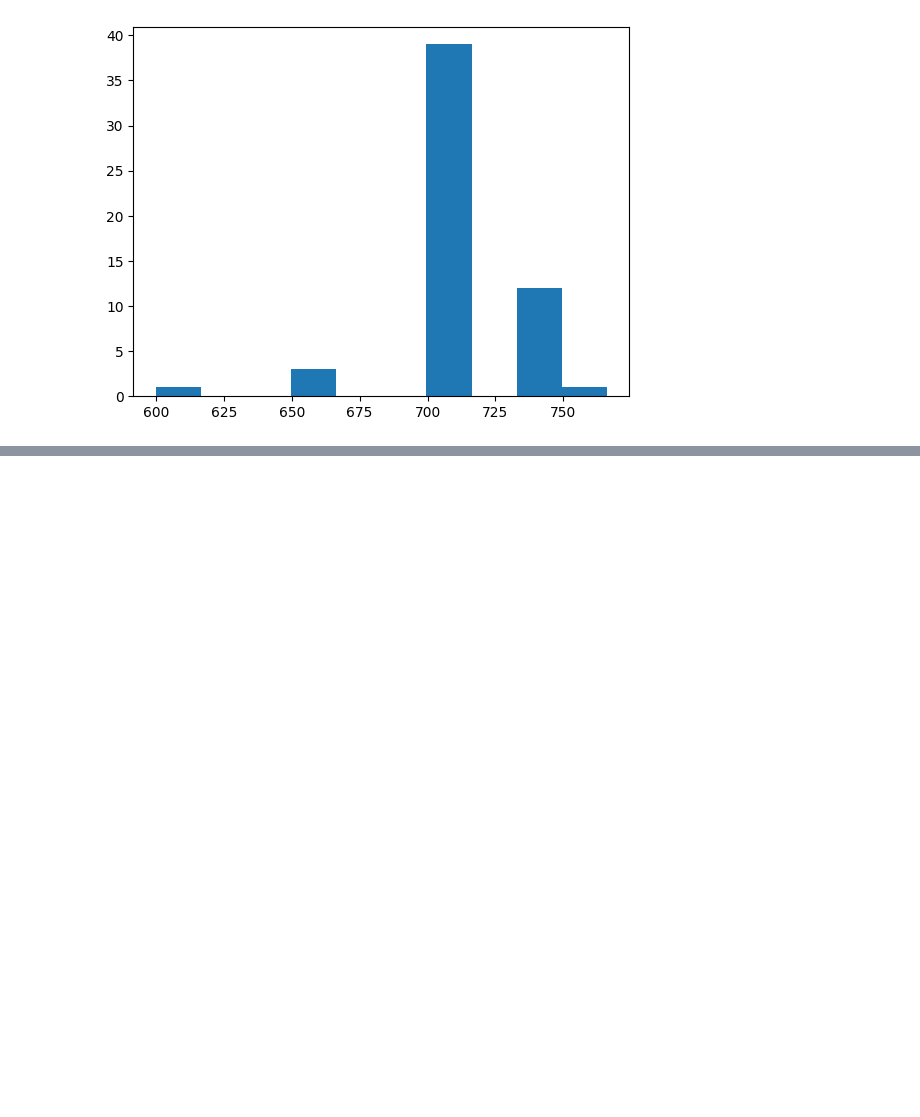
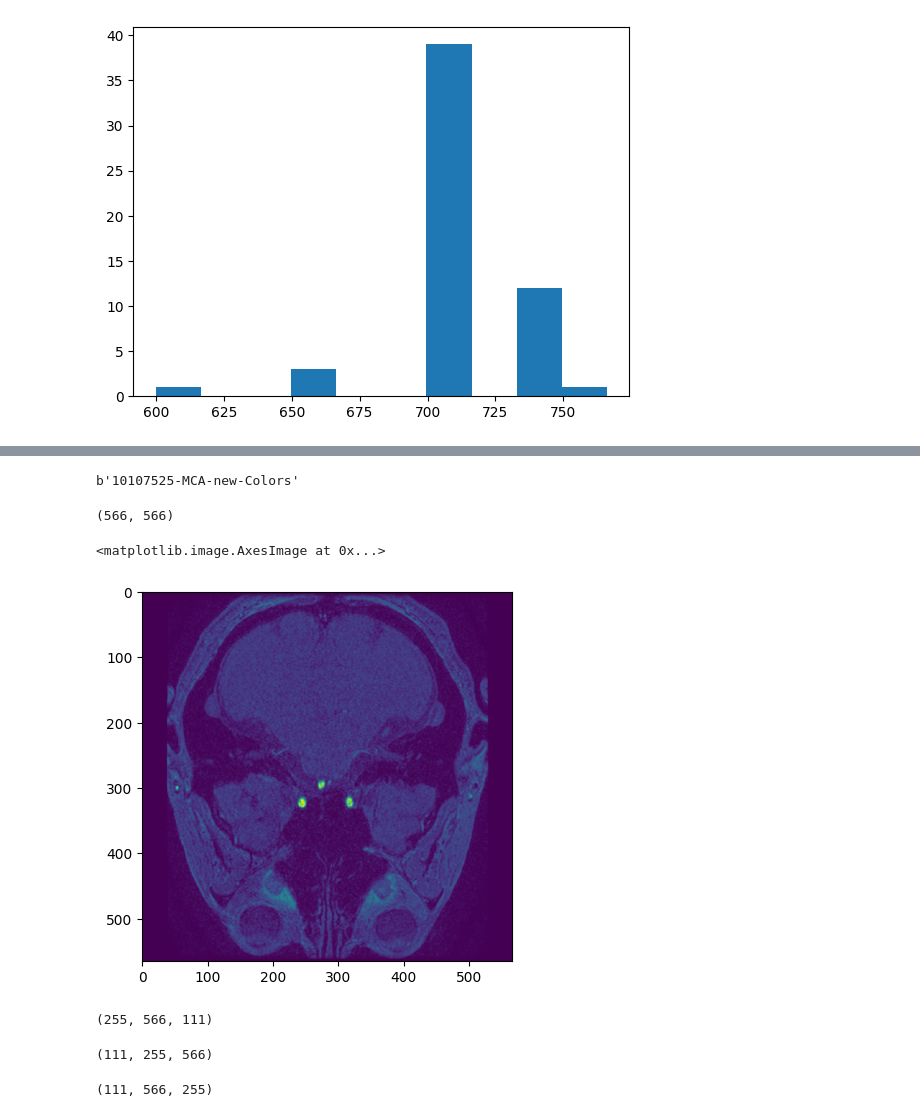
Before and after one commit to JdbermeoUZH/MastersThesisUIASegmentation, a Jupyter notebook: notebooks/random_stuff.ipynb, the cells around one changed output, grey strips where cells are left out. Drawn from its saved outputs; the diff is of its cells as text; code cells hidden in the pictures; blank space fills up the shorter version.

```diff
--- a/notebooks/random_stuff.ipynb
+++ b/notebooks/random_stuff.ipynb
@@ -97,0 +195,2 @@ plt.hist(np.array(shapes)[:, 1])
+# %%
+h5f = h5py.File('/scratch_net/biwidl319/jbermeo/data/preprocessed/UIA_segmentation/USZ.h5', 'r')
@@ -97,0 +233,8 @@ plt.hist(np.array(shapes)[:, 1])
+# %%
+fold = 0
+split = 'train'
+ids = h5f['ids'][:]
+indexes_of_ids_in_fold = h5f[f'folds/fold_{fold}/{split}_idx'][:]
+
+index_to_id = {new_index: ids[idx_id] for new_index, idx_id in enumerate(indexes_of_ids_in_fold)}
+id_to_idx = {id: new_index for new_index, id in index_to_id.items()}
@@ -97,0 +281,4 @@ plt.hist(np.array(shapes)[:, 1])
+# %%
+print(ids[0])
+# %% [output]
+b'10107525-MCA-new-Colors'
@@ -97,0 +287,13 @@ plt.hist(np.array(shapes)[:, 1])
+# %%
+index=0
+images = h5f['data'][index_to_id[index]]['tof'][:]
+# %%
+images.shape[-2:]
+# %% [output]
+(566, 566)
+# %%
+import matplotlib.pyplot as plt
+plt.imshow(images[64, :, None:None])
+# %% [output]
+<matplotlib.image.AxesImage at 0x...>
+[figure, added]
@@ -97,0 +302,14 @@ plt.hist(np.array(shapes)[:, 1])
+# %%
+a.shape
+# %% [output]
+(255, 566, 111)
+# %%
+b = np.moveaxis(a, -1, 0)
+b.shape
+# %% [output]
+(111, 255, 566)
+# %%
+c = np.moveaxis(b, -2, -1)
+c.shape
+# %% [output]
+(111, 566, 255)
```
Also changed, not shown: parts of 33 cells of this notebook, 12 other files.
